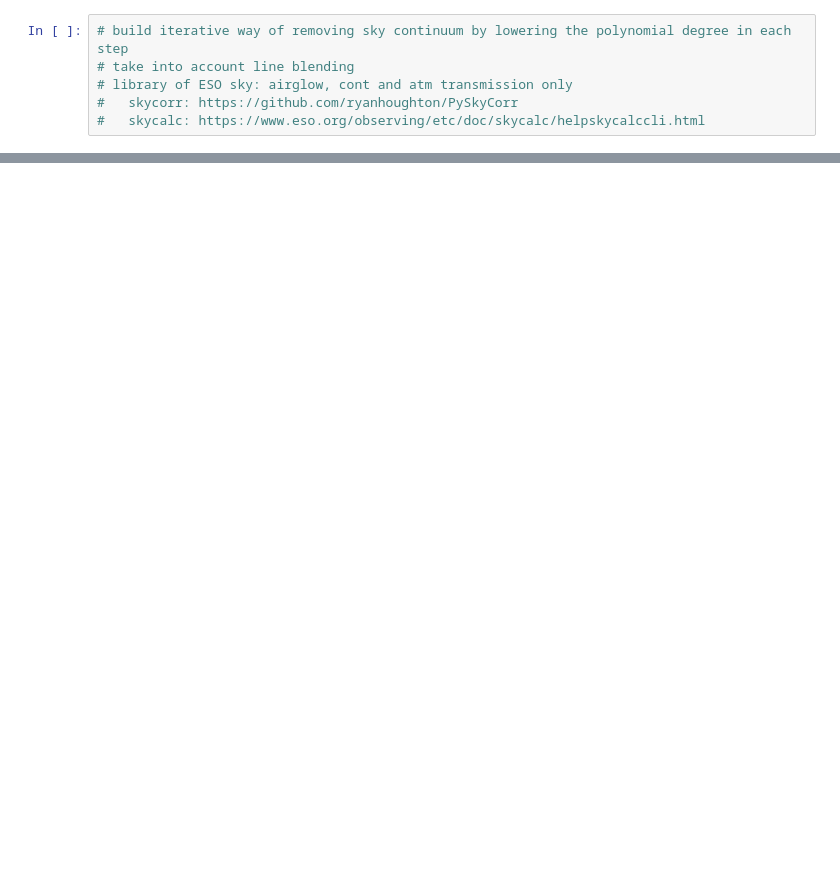
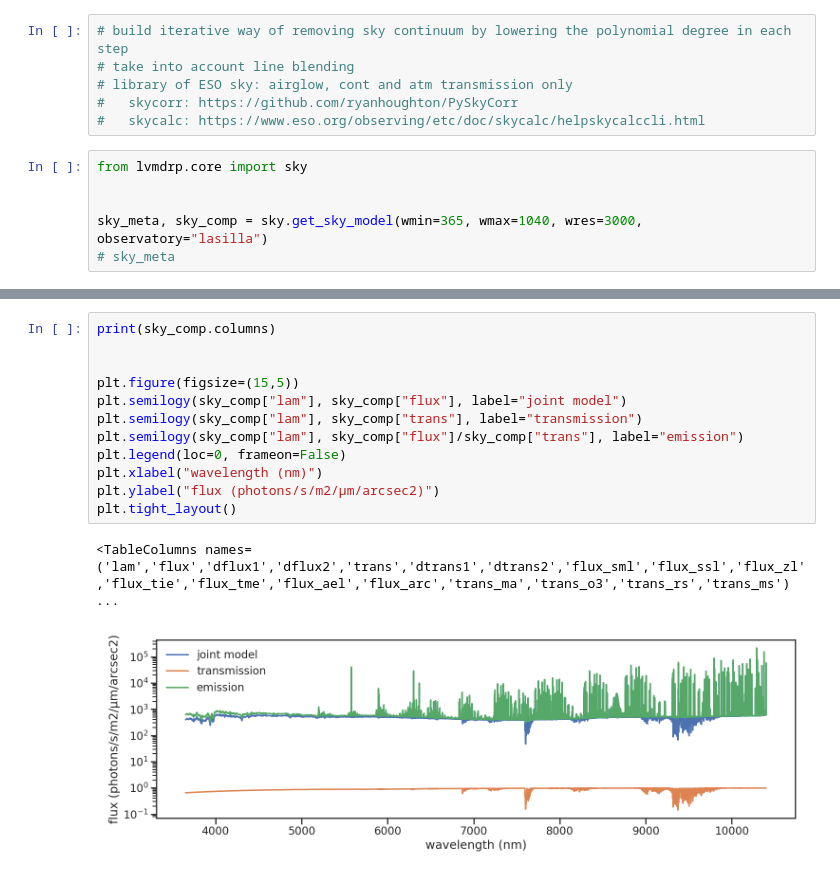
Before and after one commit to sdss/lvmdrp, a Jupyter notebook: docs/nb/sky-cont.ipynb, the cells around one changed output, grey strips where cells are left out. Cells and saved outputs as stored; diff of their text form; blank space fills up the shorter version.

```diff
--- a/docs/nb/sky-cont.ipynb
+++ b/docs/nb/sky-cont.ipynb
@@ -459,3 +247,9 @@ plt.tight_layout()
 # library of ESO sky: airglow, cont and atm transmission only
 #   skycorr: https://github.com/ryanhoughton/PySkyCorr
 #   skycalc: https://www.eso.org/observing/etc/doc/skycalc/helpskycalccli.html
+# %%
+from lvmdrp.core import sky
+
+
+sky_meta, sky_comp = sky.get_sky_model(wmin=365, wmax=1040, wres=3000, observatory="lasilla")
+# sky_meta
@@ -461,0 +268,15 @@ plt.tight_layout()
+# %%
+print(sky_comp.columns)
+
+
+plt.figure(figsize=(15,5))
+plt.semilogy(sky_comp["lam"], sky_comp["flux"], label="joint model")
+plt.semilogy(sky_comp["lam"], sky_comp["trans"], label="transmission")
+plt.semilogy(sky_comp["lam"], sky_comp["flux"]/sky_comp["trans"], label="emission")
+plt.legend(loc=0, frameon=False)
+plt.xlabel("wavelength (nm)")
+plt.ylabel("flux (photons/s/m2/μm/arcsec2)")
+plt.tight_layout()
+# %% [output]
+<TableColumns names=('lam','flux','dflux1','dflux2','trans','dtrans1','dtrans2','flux_sml','flux_ssl','flux_zl','flux_tie','flux_tme','flux_ael','flux_arc','trans_ma','trans_o3','trans_rs','trans_ms') ...
+[figure, added]
```
Also changed, not shown: parts of 11 cells of this notebook, 2 other files.
